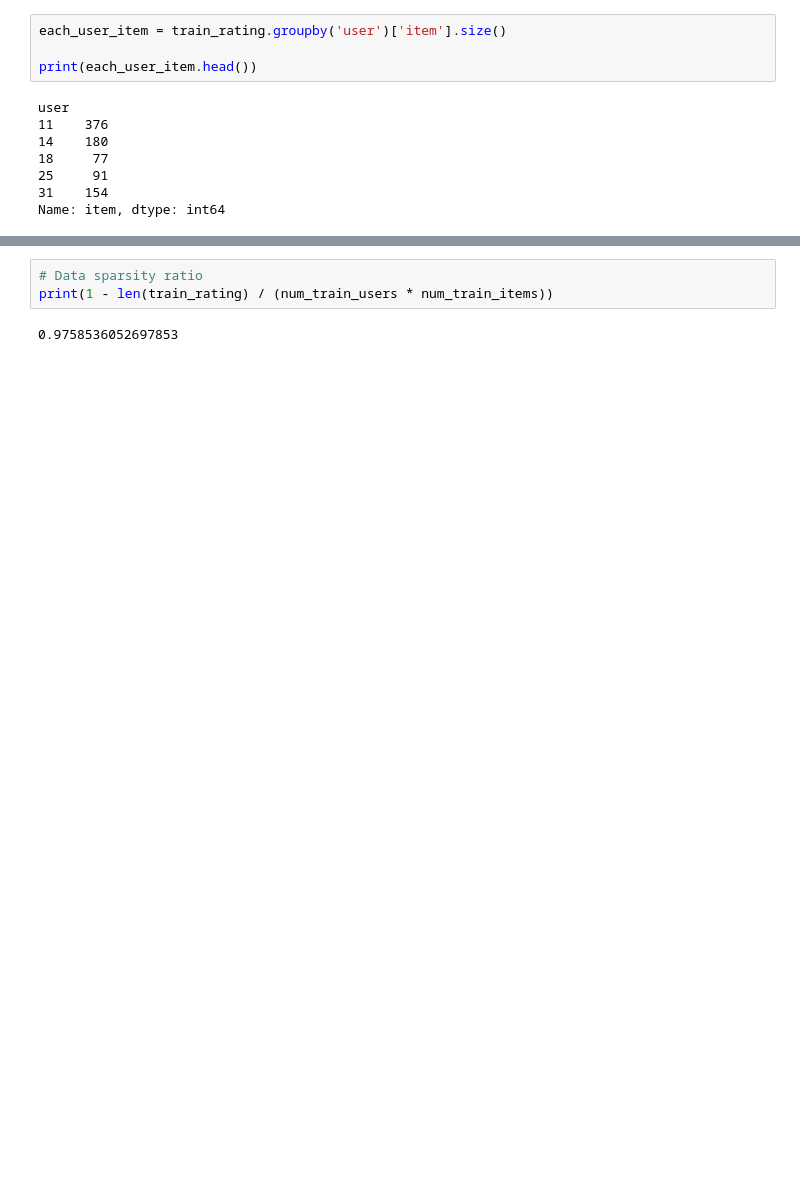
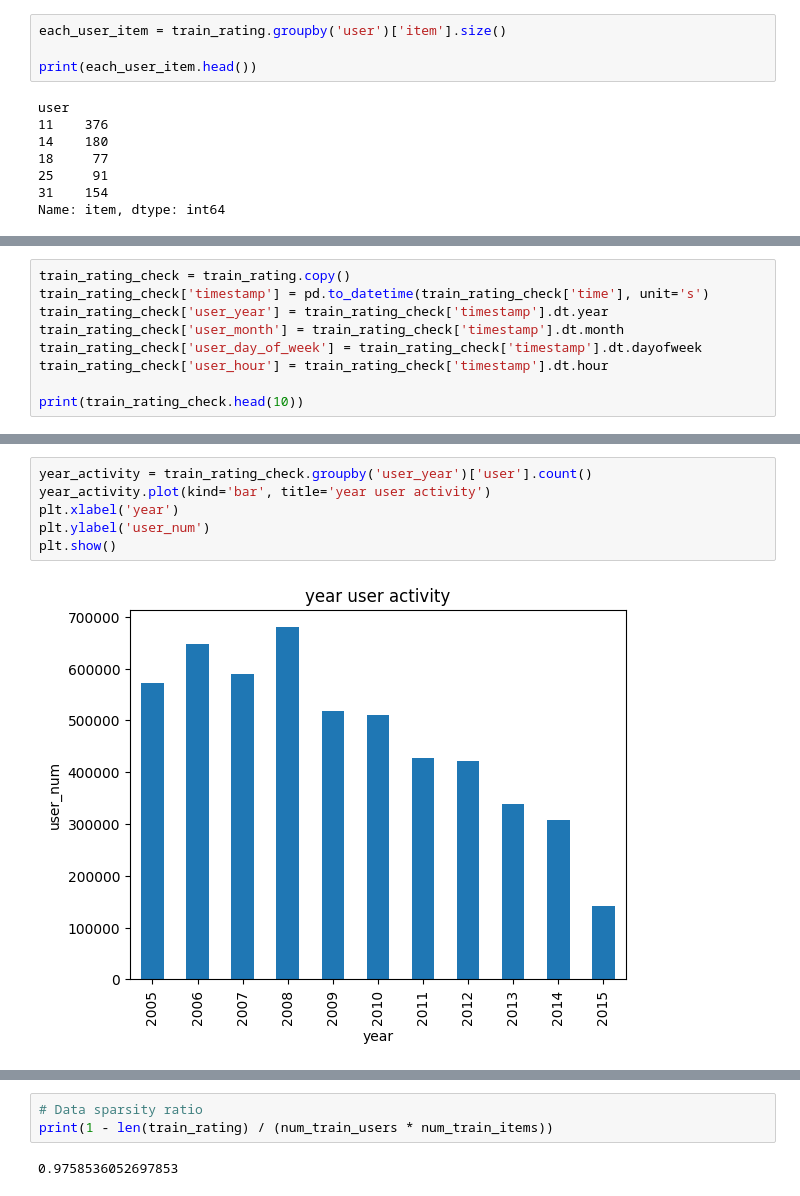
Before and after one commit to boostcampaitech7/level2-recsys-movierecommendation-recsys-08-lv3, a Jupyter notebook: src/analysis/eda_kyoungmin_1.ipynb, the cells around one changed output, grey strips where cells are left out. Cells and saved outputs as stored; diff of their text form; blank space fills up the shorter version.

```diff
--- a/src/analysis/eda_kyoungmin_1.ipynb
+++ b/src/analysis/eda_kyoungmin_1.ipynb
@@ -70,0 +115,9 @@ Name: item, dtype: int64
+# %%
+train_rating_check = train_rating.copy()
+train_rating_check['timestamp'] = pd.to_datetime(train_rating_check['time'], unit='s')
+train_rating_check['user_year'] = train_rating_check['timestamp'].dt.year
+train_rating_check['user_month'] = train_rating_check['timestamp'].dt.month
+train_rating_check['user_day_of_week'] = train_rating_check['timestamp'].dt.dayofweek
+train_rating_check['user_hour'] = train_rating_check['timestamp'].dt.hour
+
+print(train_rating_check.head(10))
@@ -70,0 +142,8 @@ Name: item, dtype: int64
+# %%
+year_activity = train_rating_check.groupby('user_year')['user'].count()
+year_activity.plot(kind='bar', title='year user activity')
+plt.xlabel('year')
+plt.ylabel('user_num')
+plt.show()
+# %% [output]
+[figure, added]
```
Also changed, not shown: parts of 19 cells of this notebook.
